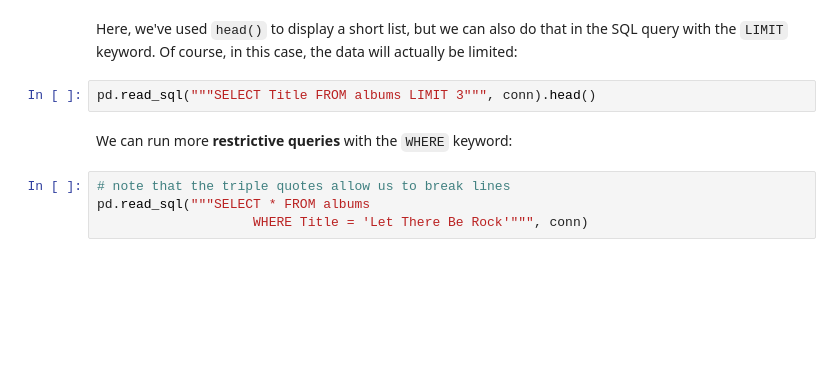
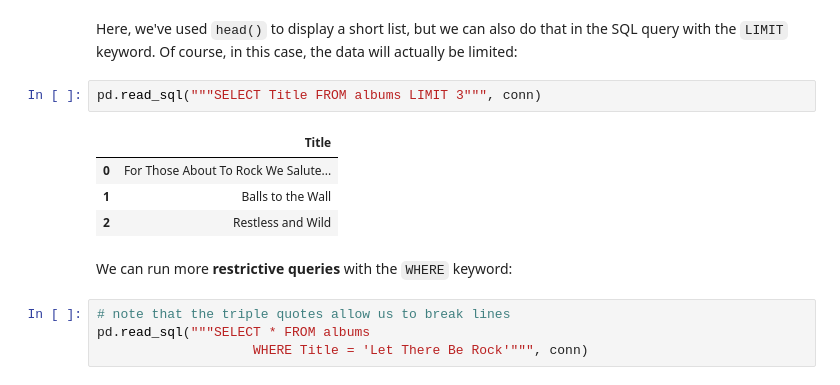
Before and after one commit to datascience-course/2024-datascience-lectures, a Jupyter notebook: 23-databases/23-databases.ipynb, the cells around one changed output. Drawn from its saved outputs; the diff is of its cells as text; blank space fills up the shorter version.

```diff
--- a/23-databases/23-databases.ipynb
+++ b/23-databases/23-databases.ipynb
@@ -158,7 +210,12 @@ pd.read_sql("""SELECT Title FROM albums""", conn).head()
 # %% [markdown]
 Here, we've used `head()` to display a short list, but we can also do that in the SQL query with the `LIMIT` keyword. Of course, in this case, the data will actually be limited:
 # %%
-pd.read_sql("""SELECT Title FROM albums LIMIT 3""", conn).head()
+pd.read_sql("""SELECT Title FROM albums LIMIT 3""", conn)
+# %% [output]
+|  | Title |
+| 0 | For Those About To Rock We Salute... |
+| 1 | Balls to the Wall |
+| 2 | Restless and Wild |
 # %% [markdown]
 We can run more **restrictive queries** with the `WHERE` keyword:
 # %%
```
Also changed, not shown: parts of 32 cells of this notebook, 9 other files.
